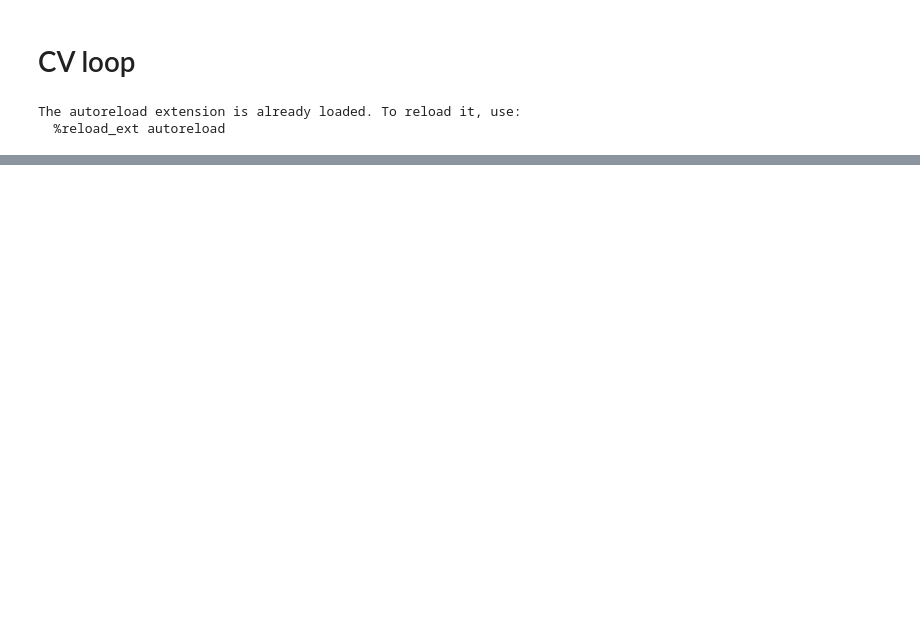
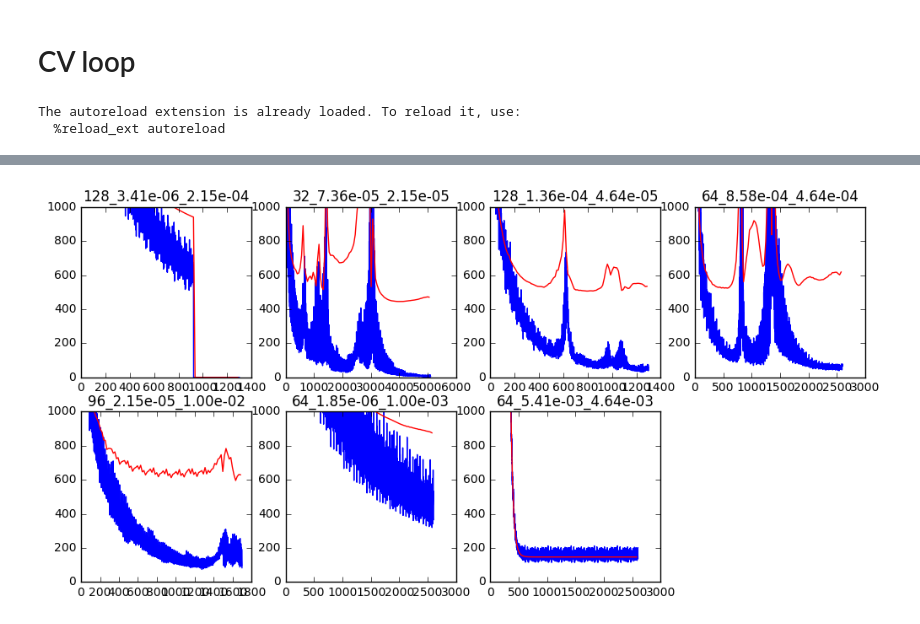
Before and after one commit to shaktisourav/facial_keypoint_recognition, a Jupyter notebook: src/facial_recog_le_net_cv_loop.ipynb, the cells around one changed output, grey strips where cells are left out. Cells and saved outputs as stored; diff of their text form; code cells hidden in the pictures; blank space fills up the shorter version.

```diff
--- a/src/facial_recog_le_net_cv_loop.ipynb
+++ b/src/facial_recog_le_net_cv_loop.ipynb
@@ -72,4 +85,5 @@ print zip(batch_size_vec, base_learning_rate, reg_param_vec)
 # %%
+%%time
 from net_archs import lenet
 from def_solver import create_solver
 
@@ -79,6 +93,7 @@ solver_config_fname_base = 'lenet_solver'
 
 results = {}
 for batch_size, base_lr, reg_param in zip(batch_size_vec, base_learning_rate, reg_param_vec):
+
 
     train_suffix = "__b_lr_%.02e__reg_param_%0.02e__batch_size_%d" % (base_lr, reg_param, batch_size)
     print "train_suffix = %s" % train_suffix
@@ -103,19 +118,22 @@ for batch_size, base_lr, reg_param in zip(batch_size_vec, base_learning_rate, re
     niter_val = int(np.ceil( float(val_data_size) / batch_size))
     val_interval = num_iter_per_epoch
 
-    print "batch_size = %d, base_learning_rate = %e, reg_param = %e" % (batch_size, base_lr, reg_param)
+    print "batch_size = %d, base_learning_rate = %.02e, reg_param = %.02e" % (batch_size, base_lr, reg_param)
 
     print "niter = %d, val_interval = %d" % (niter, val_interval)
 
     train_error = np.zeros(niter)
     val_error = np.zeros( int(np.ceil(float(niter) / val_interval)))
 
+    start_time = time.time()
+    # iterations begin
     for it in range(niter):
+
         solver.step(1)
 
         train_error[it] = solver.net.blobs['loss'].data
 
-        if (it % val_interval) == 0:
+        if (it % val_interval) == 0 or (it == niter-1):
 
             val_error_this = 0
             for test_it in range(niter_val):
@@ -124,10 +142,15 @@ for batch_size, base_lr, reg_param in zip(batch_size_vec, base_learning_rate, re
 
             val_error[it // val_interval] = val_error_this
 
-            print "it = %d, train_error = %e, val_error = %e" % (it, train_error[it], val_error[it // val_interval])
+            print "it = %d, train_error = %.02e, val_error = %0.02e" % (it, train_error[it], val_error[it // val_interval])
 
         results[(batch_size, base_lr, reg_param)] = (train_error, val_error)
+    # iterations end
 
-        # save model
-        model_save_name = "lenet" + train_suffix + ".caffemodel"
-        solver.net.save(model_save_name)
+
+    # save model
+    model_save_name = "lenet" + train_suffix + ".caffemodel"
+    solver.net.save(model_save_name)
+
+    end_time = time.time()
+    print "elapsed time = %f" % (end_time - start_time)
@@ -133,0 +176,22 @@ for batch_size, base_lr, reg_param in zip(batch_size_vec, base_learning_rate, re
+# %%
+plt.rcParams['figure.figsize'] = (12.0, 12.0)
+N_img_x = int(np.floor(np.sqrt(num_cv_points)))
+N_img_y = int(np.ceil(np.sqrt(num_cv_points)))
+cnt = 1
+for key in results:
+    batch_size, _, _ = key
+    train_error, val_error = results[key]
+
+    num_iter_per_epoch = int(np.ceil(float(td_size) / batch_size))
+    val_interval = num_iter_per_epoch
+
+    plt.subplot(N_img_x, N_img_y, cnt)
+    plt.plot(np.arange(len(train_error)), train_error, 'b', label='train_error')
+    plt.plot(val_interval * np.arange(len(val_error)), val_error, 'r', label='val_error')
+    plt.ylim([0,1000])
+    plt.title("%d_%0.02e_%0.02e" % key)
+
+    cnt += 1
+plt.show()
+# %% [output]
+[figure, added]
```
Also changed, not shown: parts of 5 cells of this notebook.
